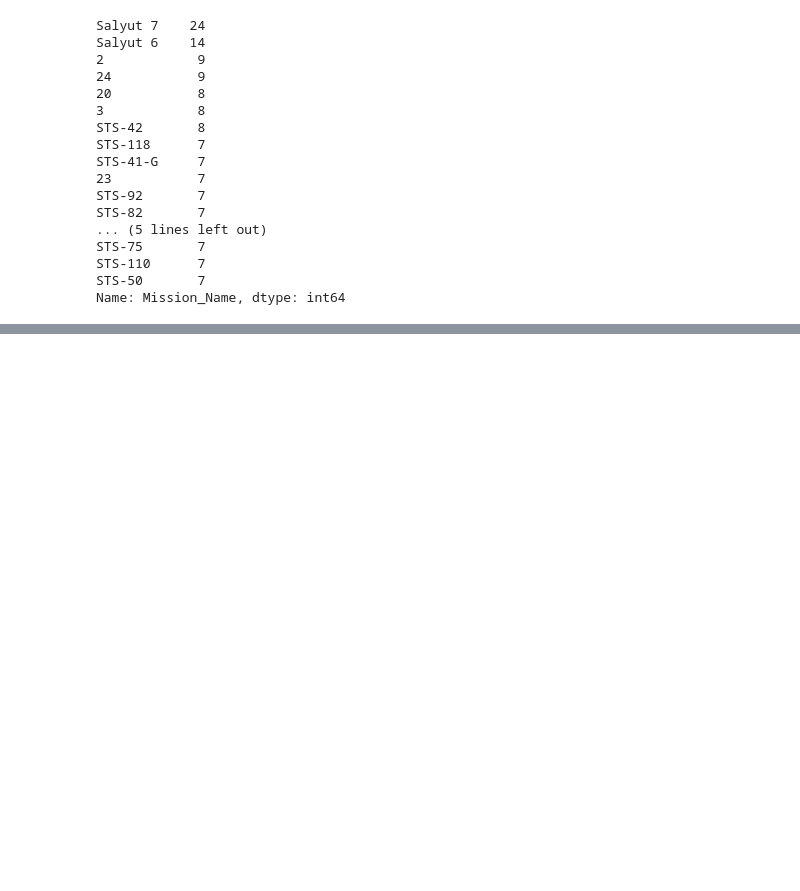
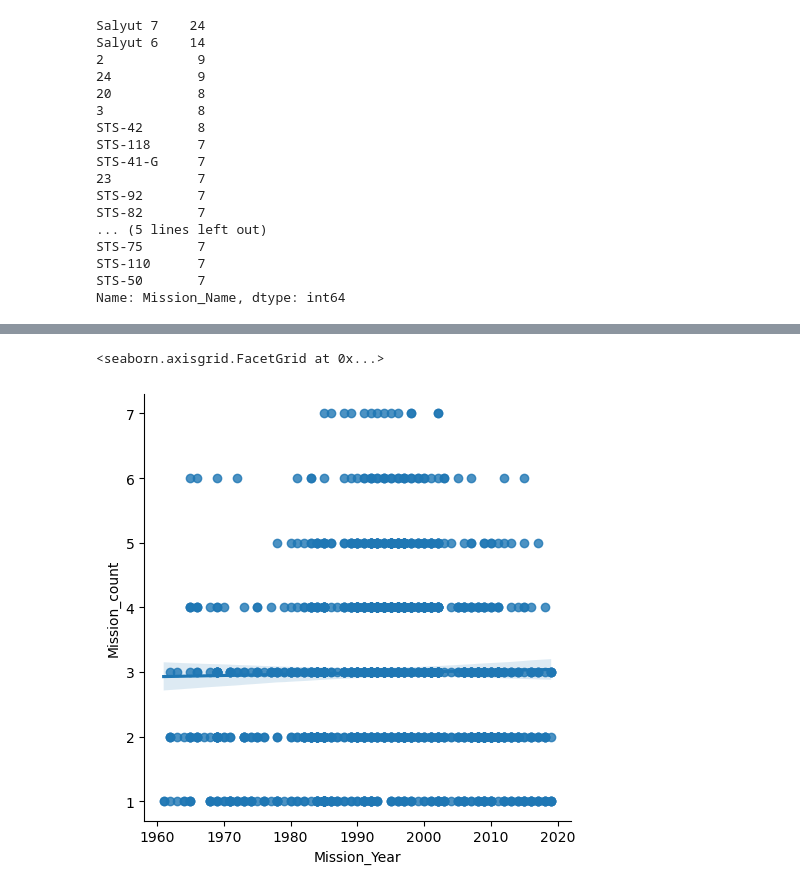
Before and after one commit to crypt0kitik/Introduction-to-Data-Analytics, a Jupyter notebook: Homework sets/SET 2/Astronauts analytics/Astronauts Analysis.ipynb, the cells around one changed output, grey strips where cells are left out. Saved outputs shown, nothing was run; the diff lists cells and outputs as text; code cells hidden in the pictures; blank space fills up the shorter version.

```diff
--- a/Homework sets/SET 2/Astronauts analytics/Astronauts Analysis.ipynb
+++ b/Homework sets/SET 2/Astronauts analytics/Astronauts Analysis.ipynb
@@ -294,0 +304,10 @@ Name: Mission_Name, dtype: int64
+# %%
+# linear regression plot, views per Mission_Year and Mission_count
+sns.lmplot(x='Mission_Year', y='Mission_count', data=df)
+
+# we can see that there were more missions between 1980 and 2005 years
+# I tried to google why it decreased but breif googling
+# did not show any results
+# %% [output]
+<seaborn.axisgrid.FacetGrid at 0x...>
+[figure, added]
```
Also changed, not shown: parts of 1 cell of this notebook.
